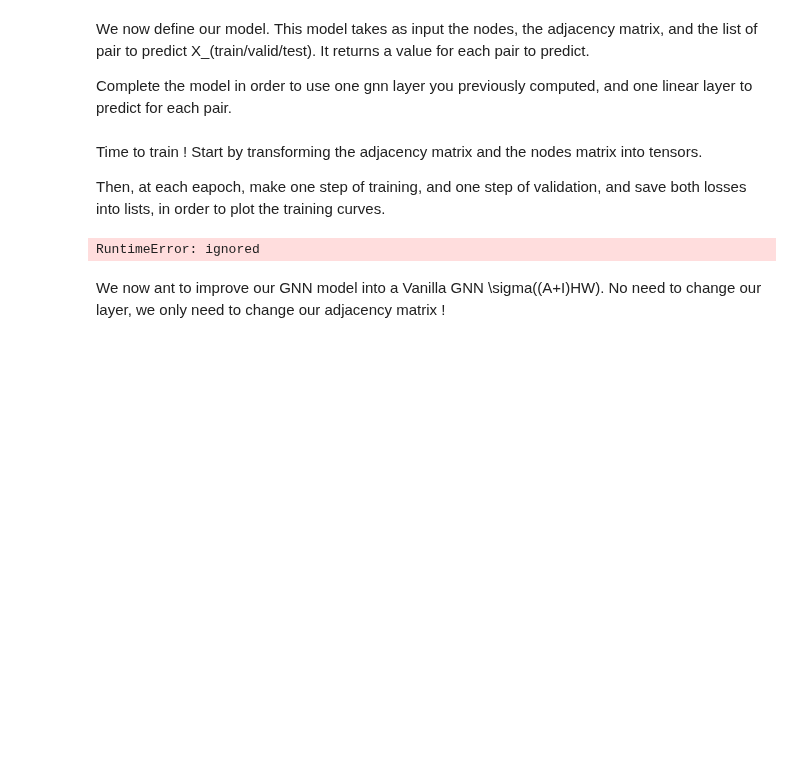
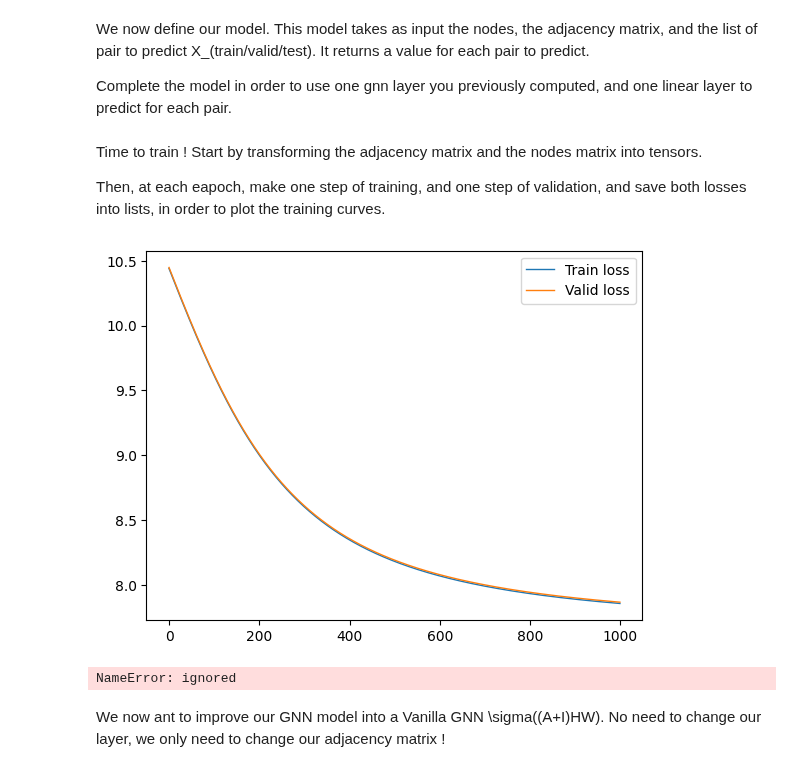
Before and after one commit to YounMars/DL_Projects, a Jupyter notebook: Deep Learning/TP5.ipynb, the cells around one changed output. Drawn from its saved outputs; the diff is of its cells as text; code cells hidden in the pictures; blank space fills up the shorter version.

```diff
--- a/Deep Learning/TP5.ipynb
+++ b/Deep Learning/TP5.ipynb
@@ -344,13 +347,15 @@ def compute_nodes(users, movies):
 
     # Concatenate users and movies dataframes into a single dataframe
     nodes = pd.concat([users, movies], ignore_index=True)
-    nodes.fillna(nodes.mean(), inplace=True)
+    nodes.fillna(0, inplace=True)
 
-    return nodes
+    return nodes.to_numpy()
+
 
 
 nodes = compute_nodes(users, movies)
-print(nodes.head())
+
+print(nodes)
 print("_____________")
 print(f'Node matrix shape: {nodes.shape}')
 # %% [output]
@@ -492,10 +500,9 @@ learning_rate = 1e-3
 loss_train = []
 loss_valid = []
 
-nodes_tensor = torch.from_numpy(nodes.to_numpy()).float().to(device)
-adjacency_matrix_tensor = torch.from_numpy(adjacency_matrix.toarray()).float().to(device)
-
-model = GNN_model(input_dim=nodes.shape[0], hidden_dim=64, output_dim=1).to(device)
+nodes_tensor = torch.from_numpy(nodes).float().to(device)
+adjacency_matrix_tensor = torch.from_numpy(adjacency_matrix).float().to(device)
+model = GNN_model(input_dim=nodes.shape[1], hidden_dim=44, output_dim=1).to(device)
 criterion = nn.MSELoss()
 optimizer = optim.Adam(model.parameters(), lr=learning_rate)
 
@@ -503,8 +510,8 @@ for i in tqdm(range(nb_epochs)):
     # Train
     model.train()
     optimizer.zero_grad()
-    out = model(nodes_tensor, adjacency_matrix_tensor, X_train)
-    loss = criterion(out, y_train.unsqueeze(1).float().to(device))
+    out = model(nodes_tensor, adjacency_matrix_tensor, X_train_tensor)
+    loss = criterion(out, y_train_tensor.unsqueeze(1).float().to(device))
     loss.backward()
     optimizer.step()
     loss_train.append(loss.item())
@@ -512,27 +519,39 @@ for i in tqdm(range(nb_epochs)):
     # Validation
     model.eval()
     with torch.no_grad():
-        out = model(nodes_tensor, adjacency_matrix_tensor, X_valid)
-        loss = criterion(out, y_valid.unsqueeze(1).float().to(device))
+        out = model(nodes_tensor, adjacency_matrix_tensor, X_valid_tensor)
+        loss = criterion(out, y_valid_tensor.unsqueeze(1).float().to(device))
         loss_valid.append(loss.item())
 
 # Test
 model.eval()
 with torch.no_grad():
-    out = model(nodes_tensor, adjacency_matrix_tensor, X_test)
-    mse = criterion(out, y_test.unsqueeze(1).float().to(device))
+    out = model(nodes_tensor, adjacency_matrix_tensor, X_test_tensor)
+    mse = criterion(out, y_test_tensor.unsqueeze(1).float().to(device))
     rmse = torch.sqrt(mse).item()
     print('Test RMSE:', rmse)
 
+# Printing the test predictions
+test_predictions = out.cpu().detach().numpy().flatten()
+print('Test Predictions:', test_predictions)
 # Plot
-plt.plot(loss_train, label='Train loss')
+plt.rcParams.update(plt.rcParamsDefault)
+
+plt.plot(loss_train, label='Train loss',linewidth=0.1)
 plt.plot(loss_valid, label='Valid loss')
 plt.legend()
 plt.show()
 
 del model
-# %% [output]
-RuntimeError: ignored
+# %%
+
+plt.plot(loss_train, label='Train loss',linewidth=1)
+plt.plot(loss_valid, label='Valid loss',linewidth=1)
+plt.legend()
+plt.show()
+# %% [output]
+[figure, added]
+NameError: ignored
 # %% [markdown]
 We now ant to improve our GNN model into a Vanilla GNN \sigma((A+I)HW). No need to change our layer, we only need to change our adjacency matrix !
 # %%
```
Also changed, not shown: parts of 13 cells of this notebook.
